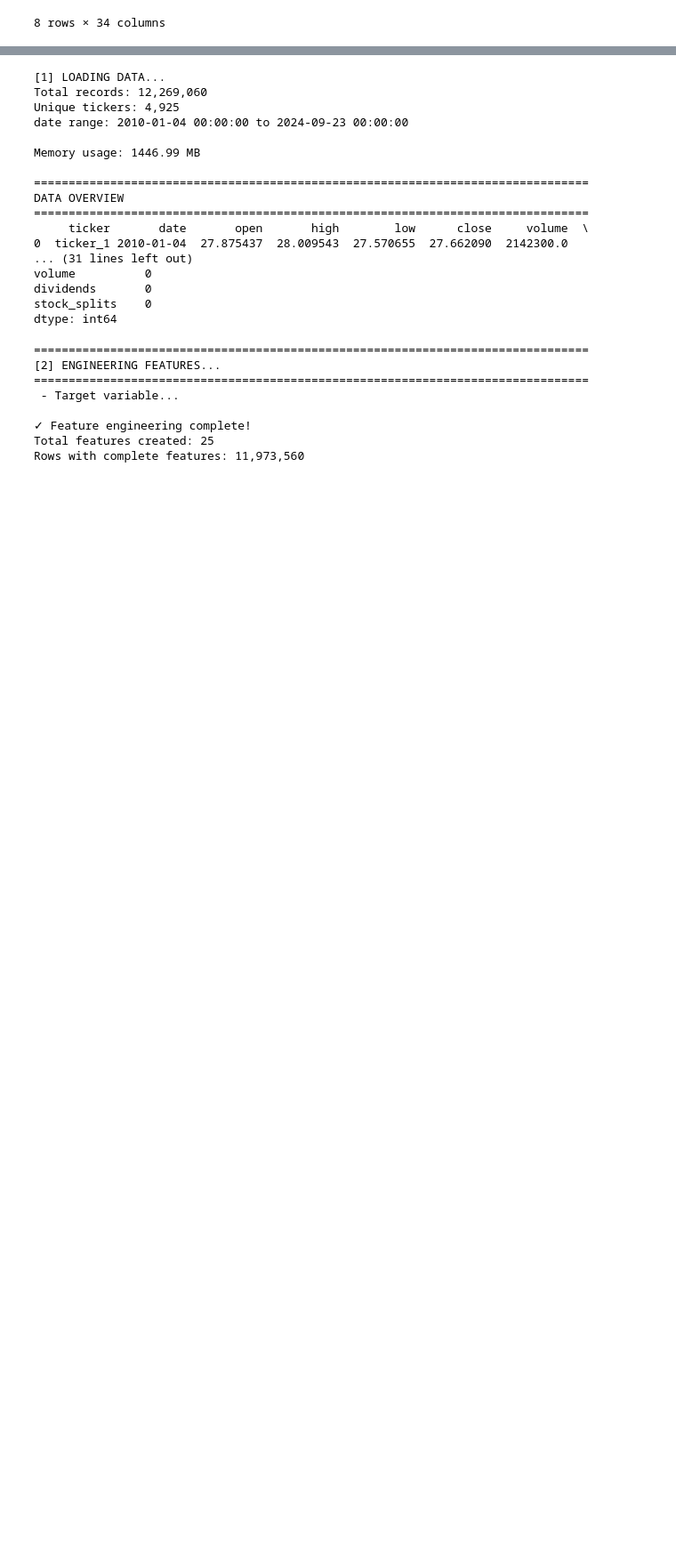
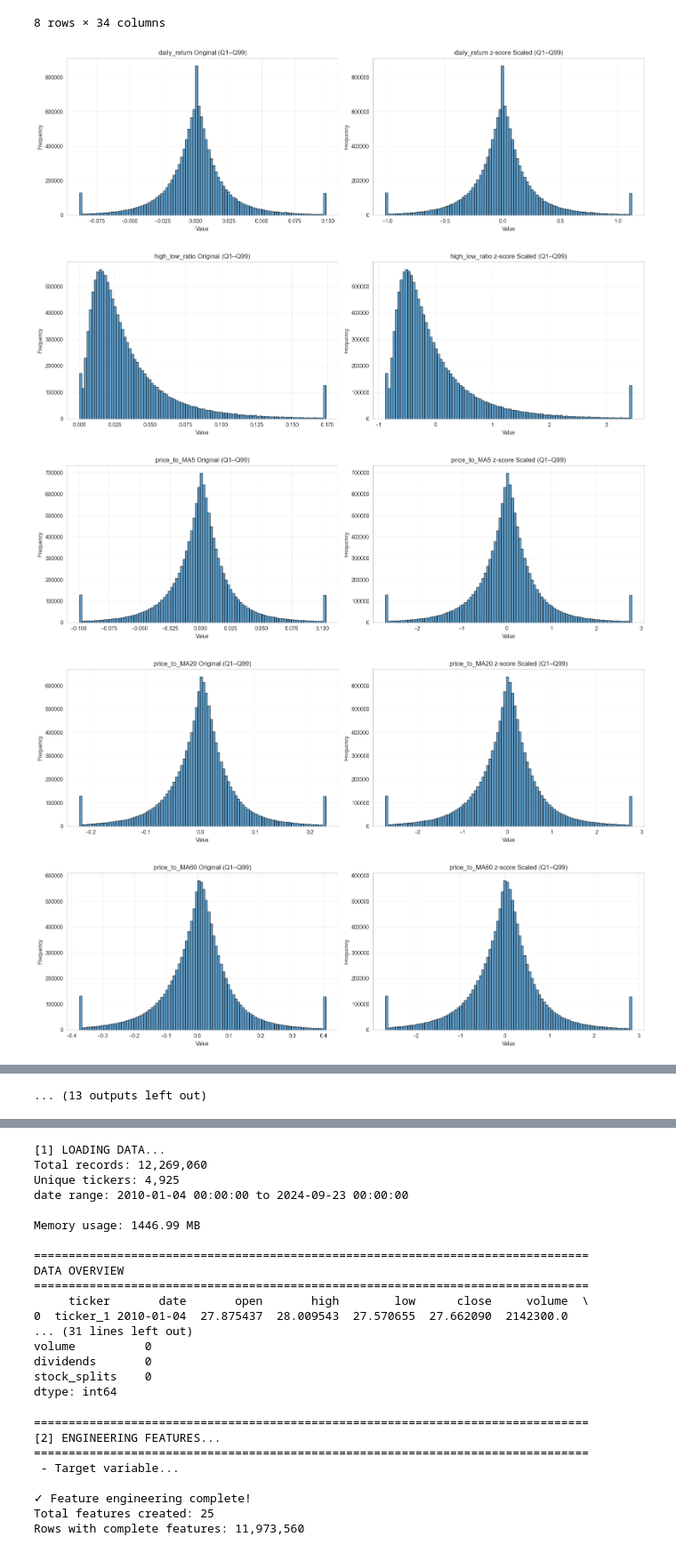
Before and after one commit to OnlyAbdullh/stock-trend-prediction, a Jupyter notebook: notebooks/06_sequenece_analysis_new.ipynb, the cells around one changed output, grey strips where cells are left out. Shown at 89% size. Cells and saved outputs as stored; diff of their text form; code cells hidden in the pictures; blank space fills up the shorter version.

```diff
--- a/notebooks/06_sequenece_analysis_new.ipynb
+++ b/notebooks/06_sequenece_analysis_new.ipynb
@@ -281,7 +281,7 @@ missing_summary = (
 
 print(missing_summary)
 # %%
-from sklearn.preprocessing import RobustScaler, StandardScaler
+from sklearn.preprocessing import MaxAbsScaler, RobustScaler, StandardScaler
 from sklearn.preprocessing import StandardScaler as ZScoreScaler
 import matplotlib.pyplot as plt
 import os
@@ -341,7 +341,7 @@ feature_columns = [
 # ============================================================
 # Feature lists (with correct commas)
 
-zscore_features = [
+max_abs_scaling_features = [
     'daily_return',
     'high_low_ratio',
     'price_to_MA5',
@@ -412,62 +412,70 @@ zscore_features = [
 # Create a copy for scaled data
 df_features_scaled = df_features.copy()
 
 # # Apply scalers
-# robust_scaler = RobustScaler()
-# df_features_scaled[robust_scaling_features] = robust_scaler.fit_transform(
-#     df_features[robust_scaling_features]
+z_score_scaler = ZScoreScaler()
+df_features_scaled[max_abs_scaling_features] = z_score_scaler.fit_transform(
+    df_features[max_abs_scaling_features]
+)
+
+# z_scaler = ZScoreScaler()
+# df_features_scaled[zscore_features] = z_scaler.fit_transform(
+#     df_features[zscore_features]
 # )
-
-z_scaler = ZScoreScaler()
-df_features_scaled[zscore_features] = z_scaler.fit_transform(
-    df_features[zscore_features]
-)
-#
+# #
 # std_scaler = StandardScaler()
 # df_features_scaled[standard_scaler_features] = std_scaler.fit_transform(
 #     df_features[standard_scaler_features]
 # )
 
 # todo: here normalization end
 # ============================================================
 # Visualization: unified function
 IMAGE_DIR = "New Image (Final analysis)"
 os.makedirs(IMAGE_DIR, exist_ok=True)
+for feature in feature_columns:
+    fig, axes = plt.subplots(1, 2, figsize=(16, 5))
 
-for feature in feature_columns:
-    fig, axes = plt.subplots(1, 2, figsize=(16, 5))  # 1 row, 2 columns
+    # ---- Quantile clipping (Q1–Q99) ----
+    data_orig = df_features[feature].dropna()
+    q1, q99 = data_orig.quantile([0.01, 0.99])
+    data_orig_clipped = data_orig.clip(lower=q1, upper=q99)
 
-    # Original distribution
-    axes[0].hist(df_features[feature].dropna(), bins=100, alpha=0.7, color='skyblue', edgecolor='black')
-    axes[0].set_title(f"{feature} Original", fontsize=12)
+    # Original distribution (clipped)
+    axes[0].hist(data_orig_clipped, bins=100, alpha=0.7, edgecolor='black')
+    axes[0].set_title(f"{feature} Original (Q1–Q99)")
     axes[0].set_xlabel('Value')
     axes[0].set_ylabel('Frequency')
     axes[0].grid(True, alpha=0.3)
 
     # Determine which scaler was applied
-    if feature in robust_scaling_features:
-        scaled_label = 'Robust Scaled'
-    elif feature in zscore_features:
-        scaled_label = 'Z-Score Scaled'
-    elif feature in standard_scaler_features:
-        scaled_label = 'Standard Scaled'
+    if feature in max_abs_scaling_features:
+        scaled_label = 'z-score Scaled'
     else:
         scaled_label = None
 
-    # Scaled distribution (if any)
+    # Scaled distribution (clipped)
     if scaled_label:
-        axes[1].hist(df_features_scaled[feature].dropna(), bins=100, alpha=0.7, color='orange', edgecolor='black')
-        axes[1].set_title(f"{feature} {scaled_label}", fontsize=12)
-        axes[1].set_xlabel('Value')
-        axes[1].set_ylabel('Frequency')
-        axes[1].grid(True, alpha=0.3)
+        data_scaled = df_features_scaled[feature].dropna()
+        q1_s, q99_s = data_scaled.quantile([0.01, 0.99])
+        data_scaled_clipped = data_scaled.clip(lower=q1_s, upper=q99_s)
+
+        axes[1].hist(data_scaled_clipped, bins=100, alpha=0.7, edgecolor='black')
+        axes[1].set_title(f"{feature} {scaled_label} (Q1–Q99)")
     else:
-        axes[1].hist(df_features[feature].dropna(), bins=100, alpha=0.7, color='orange', edgecolor='black')
-        axes[1].set_title(f"{feature} (No Scaling)", fontsize=12)
-        axes[1].set_xlabel('Value')
-        axes[1].set_ylabel('Frequency')
-        axes[1].grid(True, alpha=0.3)
+        axes[1].hist(data_orig_clipped, bins=100, alpha=0.7, edgecolor='black')
+        axes[1].set_title(f"{feature} (No Scaling, Q1–Q99)")
+
+    axes[1].set_xlabel('Value')
+    axes[1].set_ylabel('Frequency')
+    axes[1].grid(True, alpha=0.3)
 
     plt.tight_layout()
-    plt.savefig(os.path.join(IMAGE_DIR, f'{feature}_before_after_{scaled_label}.png'), dpi=300, bbox_inches='tight')
+    plt.savefig(os.path.join(IMAGE_DIR, f'{feature}_before_after_q1_q99_z_score_Scaled.png'), dpi=300, bbox_inches='tight')
     plt.show()
+# %% [output]
+[figure, added]
+[figure, added]
+[figure, added]
+[figure, added]
+[figure, added]
@@ -474,3 +489,4 @@ for feature in feature_columns:
+... (13 outputs left out)
 # %%
 df_features_scaled.describe()
 # %% [output]
```
Also changed, not shown: parts of 1 cell of this notebook.
